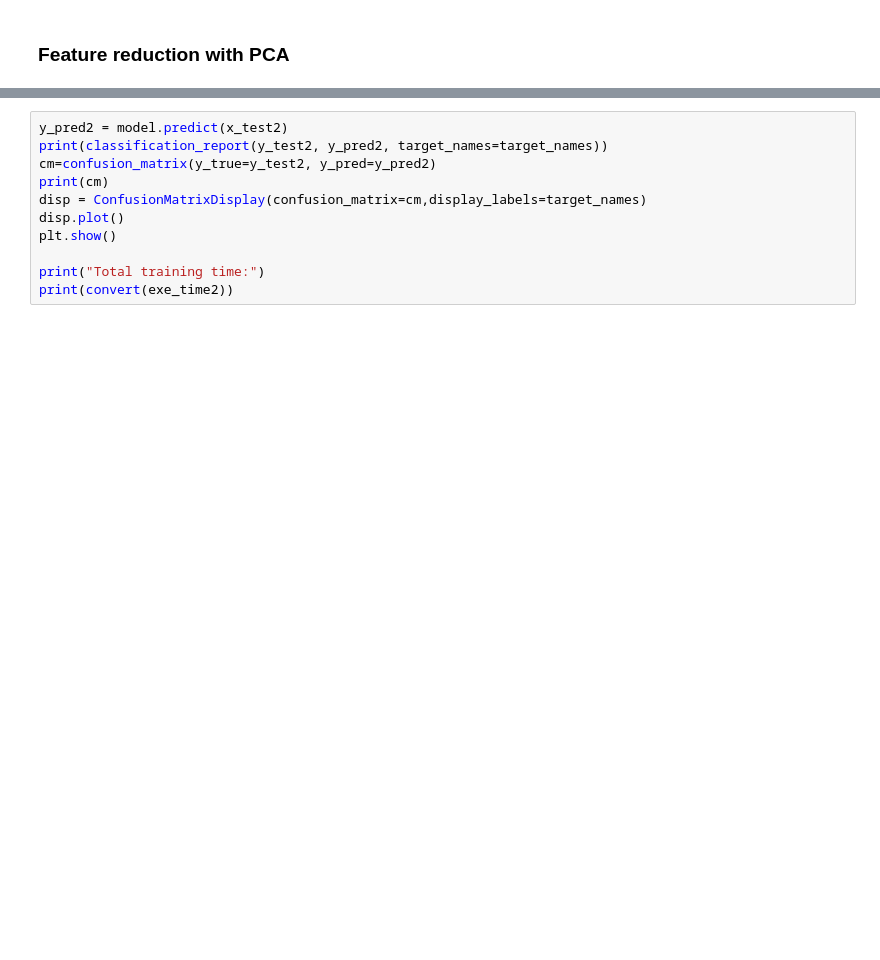
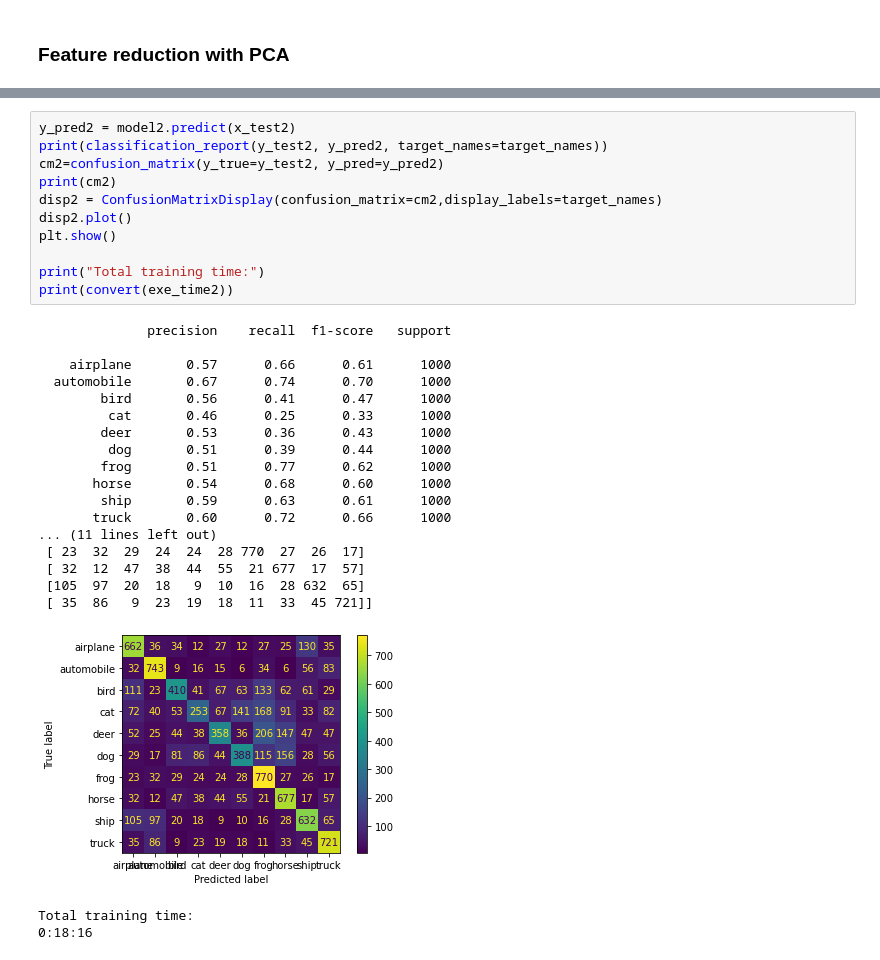
Before and after one commit to EmilyCY/CIFAR10-Image-Classification, a Jupyter notebook: SVM-kfold.ipynb, the cells around one changed output, grey strips where cells are left out. Saved outputs shown, nothing was run; the diff lists cells and outputs as text; blank space fills up the shorter version.

Commit message:
model with results printing out

```diff
--- a/SVM-kfold.ipynb
+++ b/SVM-kfold.ipynb
@@ -443,11 +528,32 @@ print(model.cv_results_)
 # %%
-y_pred2 = model.predict(x_test2)
+y_pred2 = model2.predict(x_test2)
 print(classification_report(y_test2, y_pred2, target_names=target_names))
-cm=confusion_matrix(y_true=y_test2, y_pred=y_pred2)
-print(cm)
-disp = ConfusionMatrixDisplay(confusion_matrix=cm,display_labels=target_names)
-disp.plot()
+cm2=confusion_matrix(y_true=y_test2, y_pred=y_pred2)
+print(cm2)
+disp2 = ConfusionMatrixDisplay(confusion_matrix=cm2,display_labels=target_names)
+disp2.plot()
 plt.show()
 
 print("Total training time:")
 print(convert(exe_time2))
+# %% [output]
+              precision    recall  f1-score   support
+
+    airplane       0.57      0.66      0.61      1000
+  automobile       0.67      0.74      0.70      1000
+        bird       0.56      0.41      0.47      1000
+         cat       0.46      0.25      0.33      1000
+        deer       0.53      0.36      0.43      1000
+         dog       0.51      0.39      0.44      1000
+        frog       0.51      0.77      0.62      1000
+       horse       0.54      0.68      0.60      1000
+        ship       0.59      0.63      0.61      1000
+       truck       0.60      0.72      0.66      1000
+... (11 lines left out)
+ [ 23  32  29  24  24  28 770  27  26  17]
+ [ 32  12  47  38  44  55  21 677  17  57]
+ [105  97  20  18   9  10  16  28 632  65]
+ [ 35  86   9  23  19  18  11  33  45 721]]
+[figure, added]
+Total training time:
+0:18:16
```
Also changed, not shown: parts of 9 cells of this notebook.
